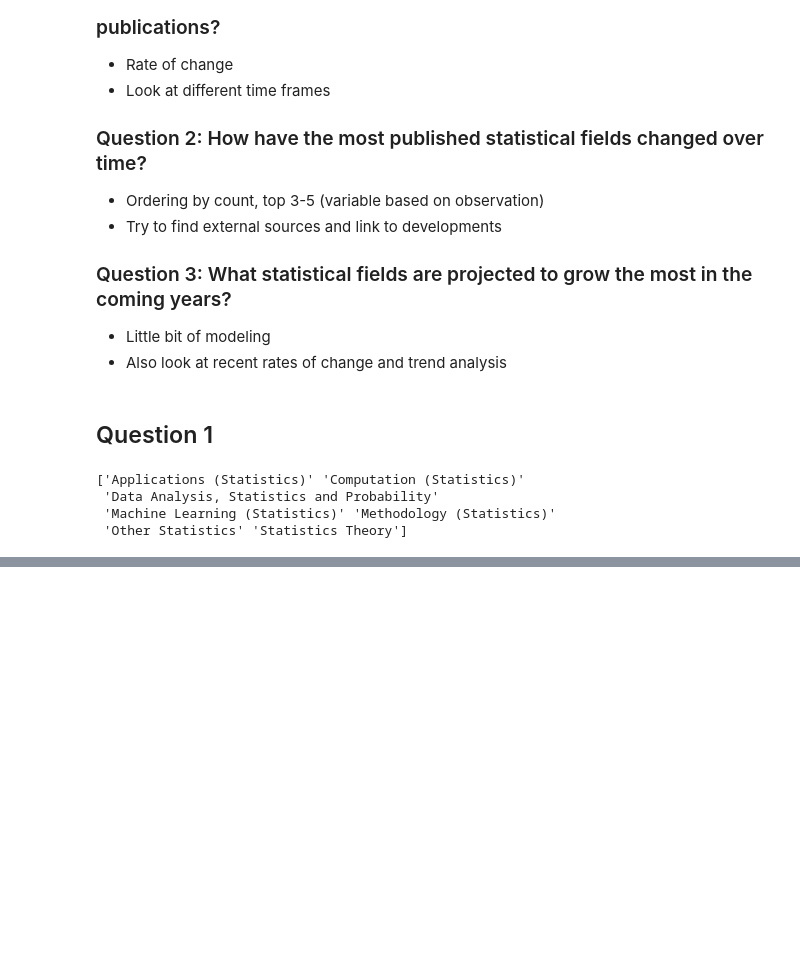
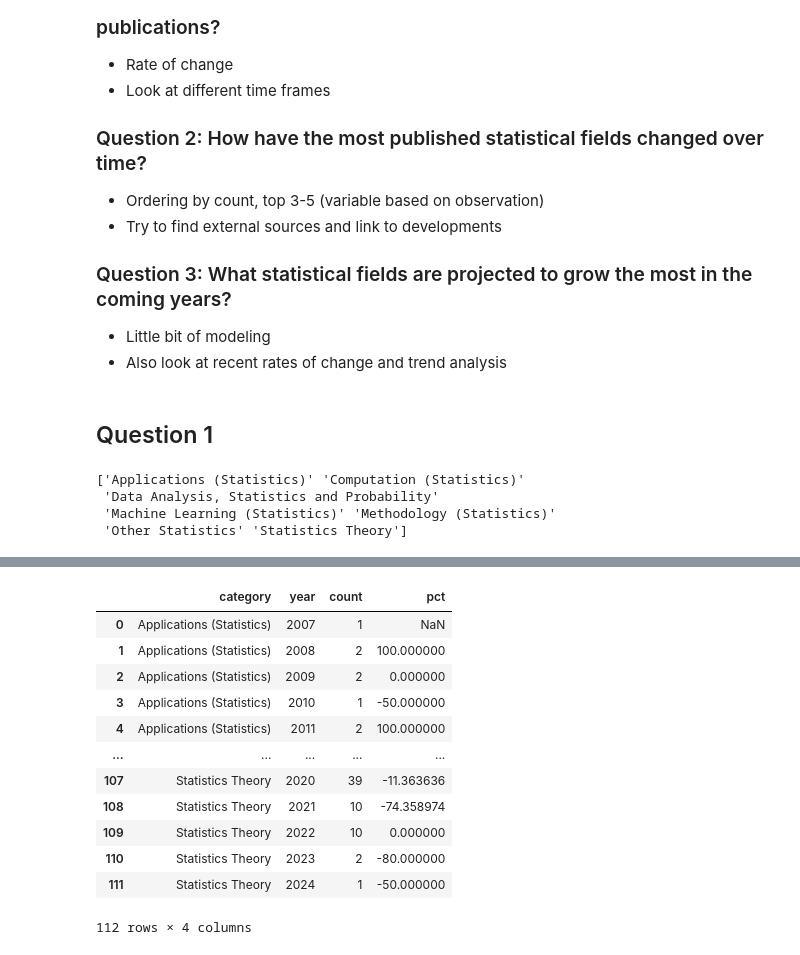
Before and after one commit to narenp12/stats140finalproj, a Jupyter notebook: stat.ipynb, the cells around one changed output, grey strips where cells are left out. Saved outputs shown, nothing was run; the diff lists cells and outputs as text; code cells hidden in the pictures; blank space fills up the shorter version.

```diff
--- a/stat.ipynb
+++ b/stat.ipynb
@@ -59,0 +94,18 @@ color_dict = {'Applications (Statistics)':'purple', 'Computation (Statistics)':'
+# %%
+pct_change = cat_year_num.groupby(['category'])['count'].pct_change() * 100
+cat_year_num['pct'] = pd.Series(pct_change)
+cat_year_num
+# %% [output]
+|  | category | year | count | pct |
+| 0 | Applications (Statistics) | 2007 | 1 | NaN |
+| 1 | Applications (Statistics) | 2008 | 2 | 100.000000 |
+| 2 | Applications (Statistics) | 2009 | 2 | 0.000000 |
+| 3 | Applications (Statistics) | 2010 | 1 | -50.000000 |
+| 4 | Applications (Statistics) | 2011 | 2 | 100.000000 |
+| ... | ... | ... | ... | ... |
+| 107 | Statistics Theory | 2020 | 39 | -11.363636 |
+| 108 | Statistics Theory | 2021 | 10 | -74.358974 |
+| 109 | Statistics Theory | 2022 | 10 | 0.000000 |
+| 110 | Statistics Theory | 2023 | 2 | -80.000000 |
+| 111 | Statistics Theory | 2024 | 1 | -50.000000 |
+112 rows × 4 columns
```
Also changed, not shown: parts of 17 cells of this notebook, 1 other file.
